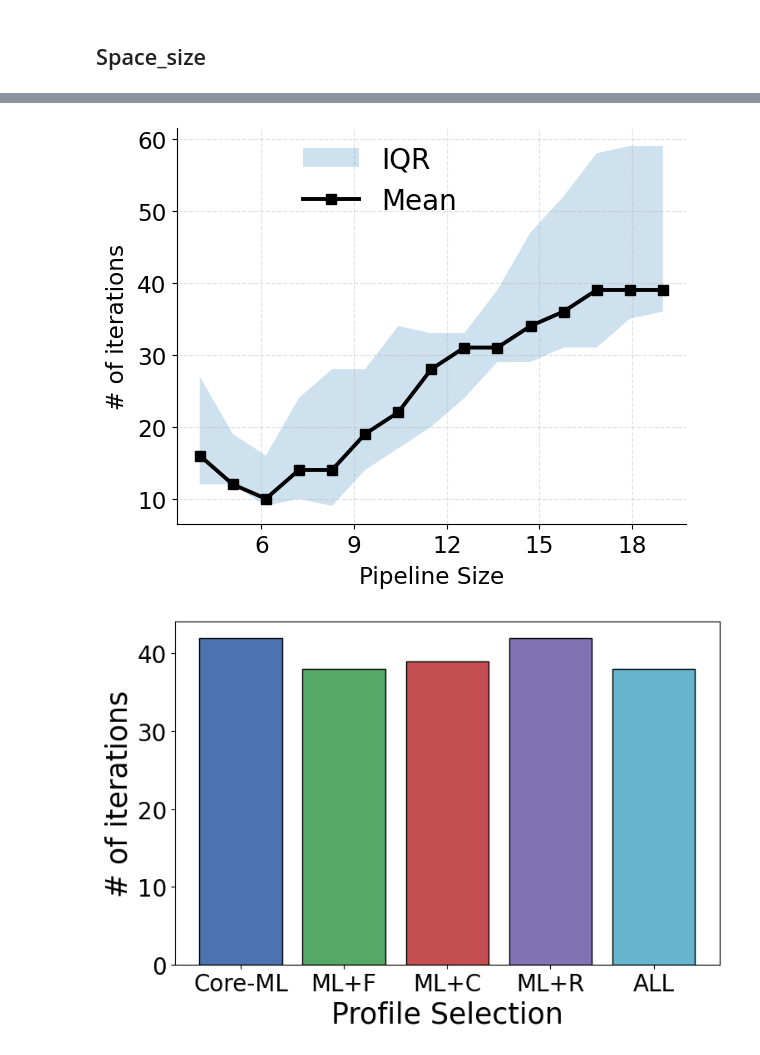
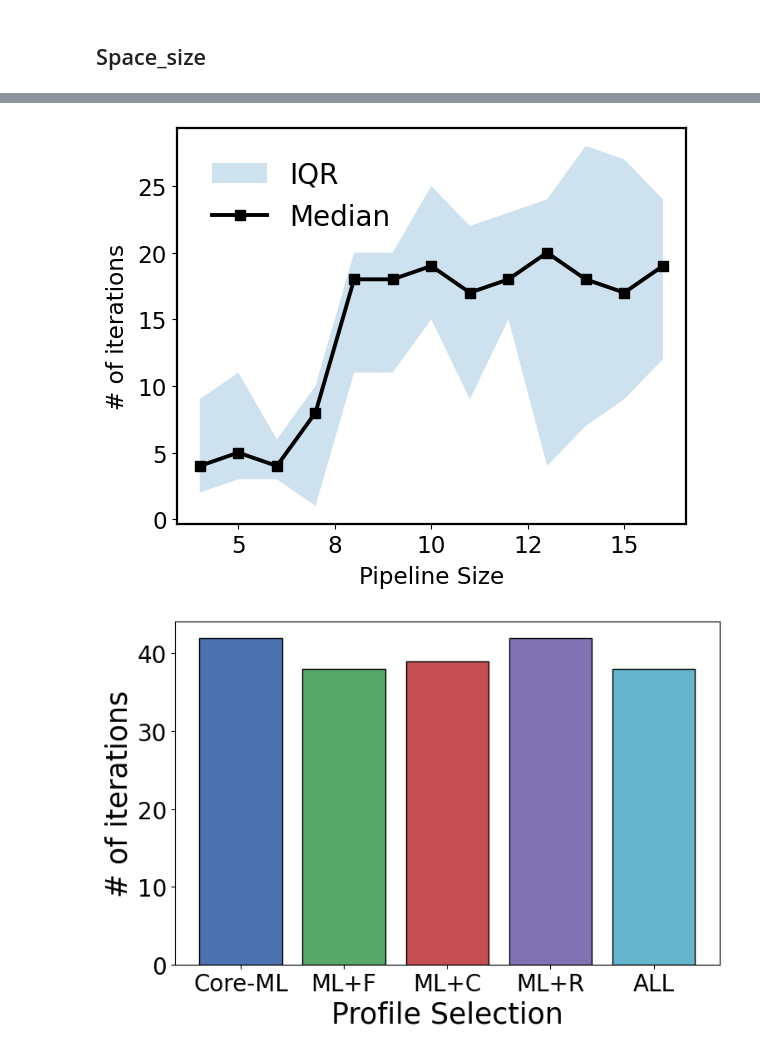
Before and after one commit to jahid674/PipeLens, a Jupyter notebook: MLplot.ipynb, the cells around one changed output, grey strips where cells are left out. Cells and saved outputs as stored; diff of their text form; code cells hidden in the pictures.

```diff
--- a/MLplot.ipynb
+++ b/MLplot.ipynb
@@ -853,85 +713,67 @@ import matplotlib
 import matplotlib.pyplot as plt
 import matplotlib.ticker as mticker
 
-# -----------------------
-# Font settings (same spirit as yours)
-# -----------------------
 fsize = 20
 font = {'family': "sans serif", 'size': fsize}
 matplotlib.rc('font', **font)
 
-# -----------------------
-# Synthetic Data (20 points)
-# -----------------------
+
 np.random.seed(4)
 
-x = np.linspace(4, 19, 15)                  # Utility Threshold
-q = [16, 12, 10, 14, 14, 19, 22, 28, 31, 31, 34, 36, 39, 39, 39]
-q1= [12, 12, 9, 10, 9, 14, 17, 20, 24, 29, 29, 31, 31, 35, 36]
-q3 = [27, 19, 16, 24, 28, 28, 34, 33, 33, 39, 47, 52, 58, 59, 59]            # Mean iterations (decreasing)
+x = np.linspace(4, 16, 13)  # Pipeline Size
+q  = [4, 5, 4, 8, 18, 18, 19, 17, 18, 20, 18, 17, 19]  # Median iterations
+q1 = [2, 3, 3, 1, 11, 11, 15, 9, 15, 4, 7, 9, 12]      # Q1
+q3 = [9, 11, 6, 10, 20, 20, 25, 22, 23, 24, 28, 27, 24]# Q3
 
 
-
-# -----------------------
-# Save path
-# -----------------------
 folder_path = '/Users/hasan89/Documents/PipeLens_Plot/Ablation'
-file_name = "mean_iqr_plot_20points_pretty.pdf"
+file_name = "pipeline_update.pdf"
 os.makedirs(folder_path, exist_ok=True)
 file_path = os.path.join(folder_path, file_name)
 
-# -----------------------
-# Plot (more visually attractive, still clean/paper-ready)
-# -----------------------
 fig, ax = plt.subplots(figsize=(6.4, 5.2))
 
-# Subtle axis styling (cleaner than default grid)
-ax.spines['top'].set_visible(False)
-ax.spines['right'].set_visible(False)
+for side in ['top', 'right', 'bottom', 'left']:
+    ax.spines[side].set_visible(True)
+    ax.spines[side].set_linewidth(1.6)
+    ax.spines[side].set_color('black')
+
 ax.tick_params(axis='both', which='major', labelsize=fsize/1.2)
 
-# IQR shaded band
 ax.fill_between(
     x, q1, q3,
     alpha=0.22,
     label='IQR'
 )
 
-# Mean line on top (clear emphasis)
 ax.plot(
     x, q,
     marker='s',
     linewidth=2.8,
     markersize=7.5,
-    label='Mean',
+    label='Median',
     color='black'
 )
 
-# Axes labels
 ax.set_xlabel('Pipeline Size', labelpad=6, fontsize=fsize/1.2)
 ax.set_ylabel('# of iterations', labelpad=6, fontsize=fsize/1.2)
 
-# Better tick formatting (no crowding)
 ax.xaxis.set_major_locator(mticker.MaxNLocator(6))
 ax.yaxis.set_major_locator(mticker.MaxNLocator(6))
 ax.xaxis.set_major_formatter(mticker.FormatStrFormatter('%.0f'))
 
-# Light grid (paper-friendly)
-ax.grid(True, which='major', linestyle='--', linewidth=0.8, alpha=0.35)
-
-# Legend (your anchored style, but cleaner placement)
 ax.legend(
     fontsize=fsize/1,
     loc='upper left',
-    bbox_to_anchor=(0.2, 1.02),
+    bbox_to_anchor=(0.02, 0.98),
     frameon=False
 )
 
 plt.tight_layout()
 plt.savefig(file_path, format='pdf', dpi=1600, bbox_inches='tight', pad_inches=0.1)
 plt.show()
 # %% [output]
-[figure, old version]
+[figure, new version]
 # %%
 folder_path = '/Users/hasan89/Library/CloudStorage/OneDrive-purdue.edu/Ph.D. Resource/Research Code/Plots/Efficiency'
 file_name = 'public.pdf'
```
Also changed, not shown: parts of 29 cells of this notebook, 32 other files.
